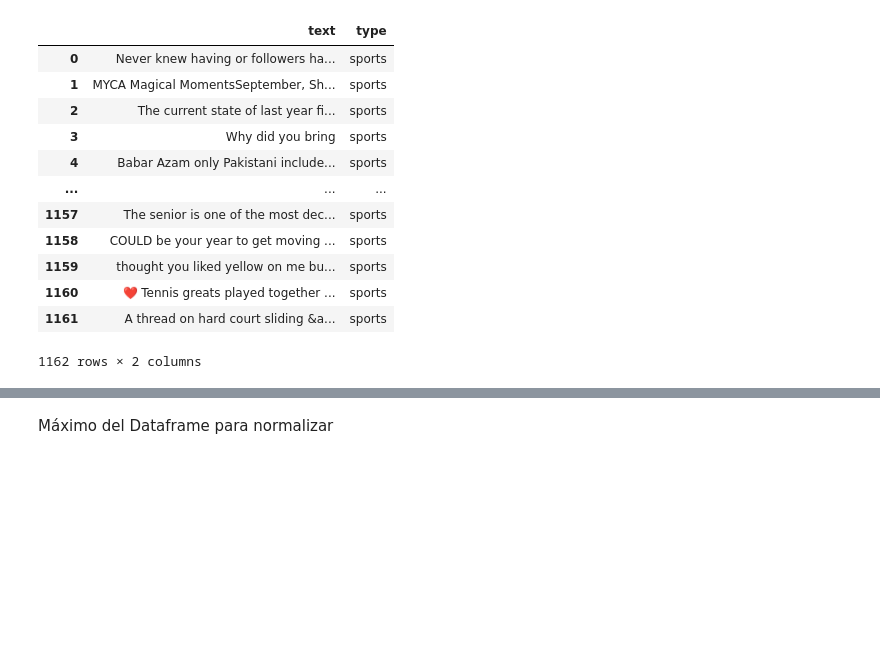
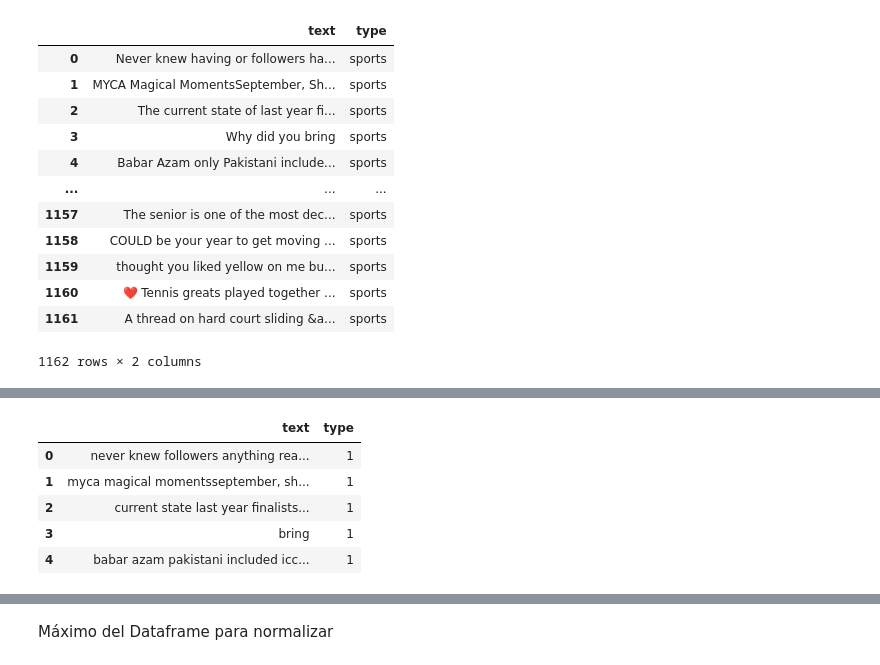
Before and after one commit to jtlavin/Basic-NN-for-NLP, a Jupyter notebook: NNf_NLP01.ipynb, the cells around one changed output, grey strips where cells are left out. Drawn from its saved outputs; the diff is of its cells as text; code cells hidden in the pictures; blank space fills up the shorter version.

```diff
--- a/NNf_NLP01.ipynb
+++ b/NNf_NLP01.ipynb
@@ -93,0 +195,9 @@ df
+# %%
+df.head()
+# %% [output]
+|  | text | type |
+| 0 | never knew followers anything rea... | 1 |
+| 1 | myca magical momentsseptember, sh... | 1 |
+| 2 | current state last year finalists... | 1 |
+| 3 | bring | 1 |
+| 4 | babar azam pakistani included icc... | 1 |
```
Also changed, not shown: parts of 24 cells of this notebook.
